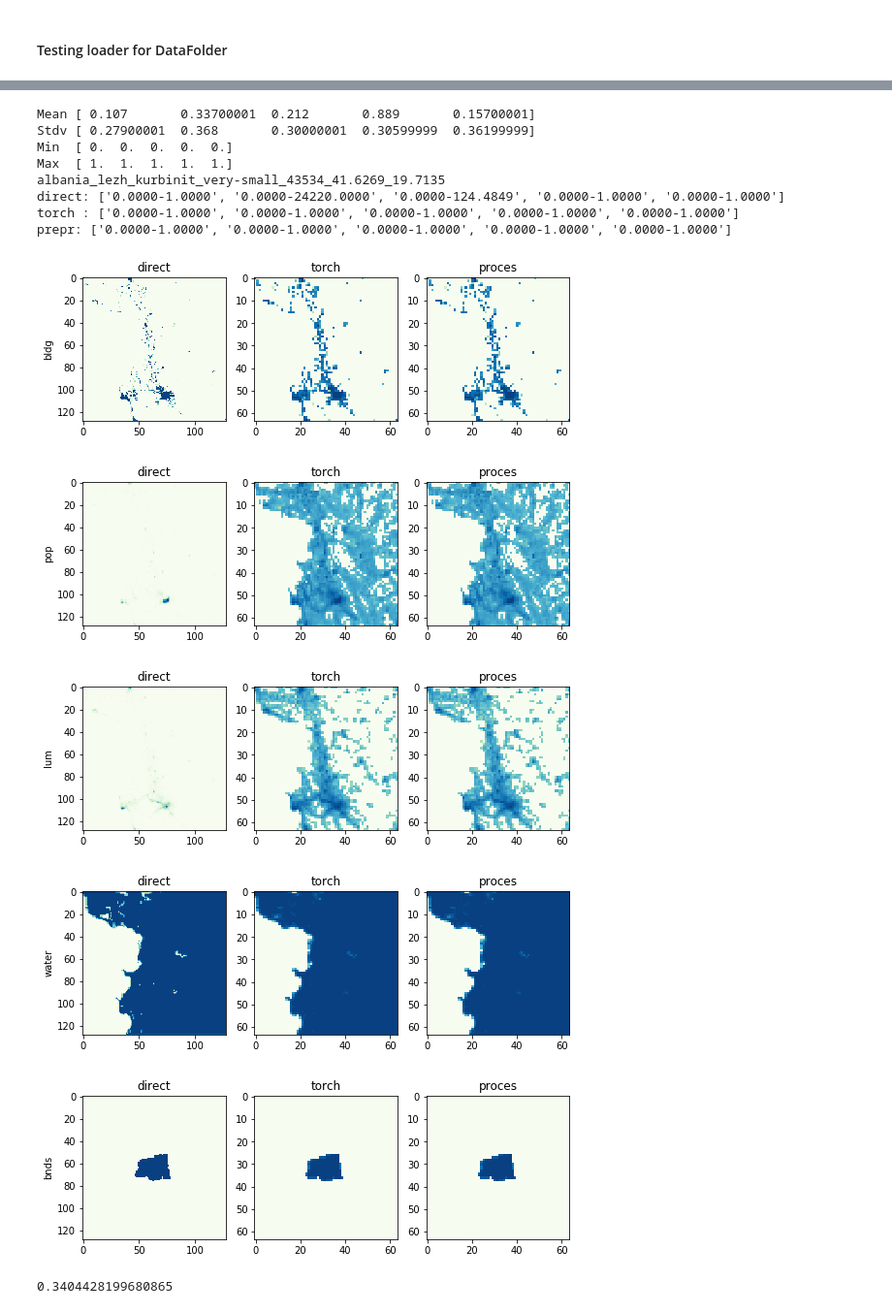
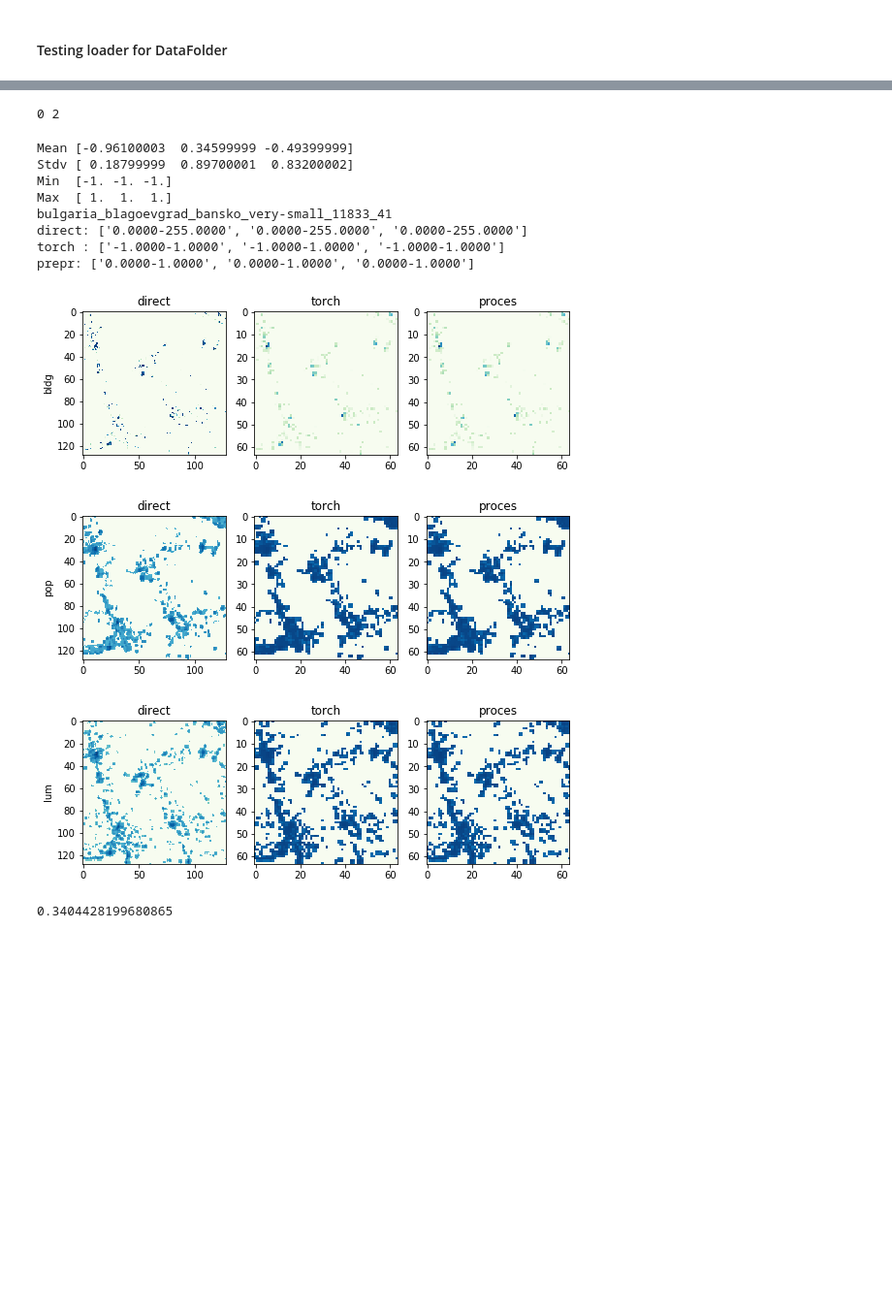
Before and after one commit to adrianalbert/citygan, a Jupyter notebook: experiments/scratch & testing.ipynb, the cells around one changed output, grey strips where cells are left out. Shown at 97% size. Saved outputs shown, nothing was run; the diff lists cells and outputs as text; code cells hidden in the pictures; blank space fills up the shorter version.

Commit message:
adding paper figures

```diff
--- a/experiments/scratch & testing.ipynb
+++ b/experiments/scratch & testing.ipynb
@@ -145,15 +297,16 @@ torch.Size([8, 3, 128, 128])
 normalize_channels = ([0, 160.91, 1.295, 0, 0],
                       [1, 1010.413, 15.326, 1, 1])
 normalize = True
-take_log = True #[1,2]
+take_log = [1,2]
 rotate_angle = 0
 res_scale = 64
 
-loader = dl.get_loader("/home/data/world-cities/spatial-maps/", "train",
+loader = dl.get_loader("/home/data/world-cities/spatial-maps/splits/012/", None,
                        8, res_scale,
-                       load_attributes=["region", "profiles"],
+                       load_attributes=None, #["region", "profiles"],
                        rotate_angle=rotate_angle,
                        normalize=normalize,
-                       take_log=take_log)
+                       take_log=take_log,
+                       custom_loader=True)
 loader = iter(loader)
 # %% [output]
@@ -162,5 +315,11 @@ Found 26865 images in subfolders of: /home/data/world-cities/spatial-maps/splits
+# %%
+for i, data in enumerate(loader, 0):
+    print i, len(data)
+    break
+# %% [output]
+0 2
 # %%
-dat, atr, names = next(loader)
+dat, names = next(loader)
 
 mu_smpl = dat.numpy().mean((0,2,3))
 sd_smpl = dat.numpy().std((0,2,3))
@@ -171,48 +330,46 @@ print "Mean", np.round(mu_smpl, 3)
 print "Stdv", np.round(sd_smpl, 3)
 print "Min ", np.round(min_smpl, 3)
 print "Max ", np.round(max_smpl, 3)
 
 i = 0
 
 # data processed through torchvision
 img = dat[i].numpy()
 
 # data read directly
-img_path = "/home/data/world-cities/spatial-maps/splits/train/%s.tif" % names[i]
+img_path = "/home/data/world-cities/spatial-maps/splits/012/img/%s.png" % names[i]
 img0 = imread(img_path)
 img1 = basic_preprocess(img0.copy(), res_scale,
                         normalize=normalize, log=take_log)
 
 print names[i]
 print "direct:", ["%2.4f-%2.4f"%x for x in zip(img0.min((0,1)), img0.max((0,1)))]
 print "torch :", ["%2.4f-%2.4f"%x for x in zip(img.min((1,2)), img.max((1,2)))]
 print "prepr:", ["%2.4f-%2.4f"%x for x in zip(img1.min((0,1)), img1.max((0,1)))]
 
 prc = ["direct", "torch", "proces"]
-src = ["bldg", "pop", "lum", "water", "bnds"]
+src = ["bldg", "pop", "lum"]# "water", "bnds"]
 
 for i,r in enumerate(src):
     fig, ax = plt.subplots(1,3, figsize=(9,6))
     ax[0].imshow(img0[...,i], cmap=cm.GnBu); ax[0].set_ylabel(r)
     ax[1].imshow(img[i,...], cmap=cm.GnBu);
     ax[2].imshow(img1[...,i], cmap=cm.GnBu)
     for a,s in zip(ax,prc):
         # a.axis("off")
         a.set_title(s)
 # %% [output]
-Mean [ 0.107       0.33700001  0.212       0.889       0.15700001]
-Stdv [ 0.27900001  0.368       0.30000001  0.30599999  0.36199999]
-Min  [ 0.  0.  0.  0.  0.]
-Max  [ 1.  1.  1.  1.  1.]
-albania_lezh_kurbinit_very-small_43534_41.6269_19.7135
-direct: ['0.0000-1.0000', '0.0000-24220.0000', '0.0000-124.4849', '0.0000-1.0000', '0.0000-1.0000']
-torch : ['0.0000-1.0000', '0.0000-1.0000', '0.0000-1.0000', '0.0000-1.0000', '0.0000-1.0000']
-prepr: ['0.0000-1.0000', '0.0000-1.0000', '0.0000-1.0000', '0.0000-1.0000', '0.0000-1.0000']
+Mean [-0.96100003  0.34599999 -0.49399999]
+Stdv [ 0.18799999  0.89700001  0.83200002]
+Min  [-1. -1. -1.]
+Max  [ 1.  1.  1.]
+bulgaria_blagoevgrad_bansko_very-small_11833_41
+direct: ['0.0000-255.0000', '0.0000-255.0000', '0.0000-255.0000']
+torch : ['-1.0000-1.0000', '-1.0000-1.0000', '-1.0000-1.0000']
+prepr: ['0.0000-1.0000', '0.0000-1.0000', '0.0000-1.0000']
-[figure, old version]
+[figure, new version]
-[figure, old version]
+[figure, new version]
-[figure, old version]
+[figure, new version]
-[figure, removed]
-[figure, removed]
 # %%
 scale = float(reduce(lambda x, y: x * y, [l for l in dat.size()], 1))
 dat.norm(1)/scale
```
Also changed, not shown: parts of 34 cells of this notebook, 6 other files.
